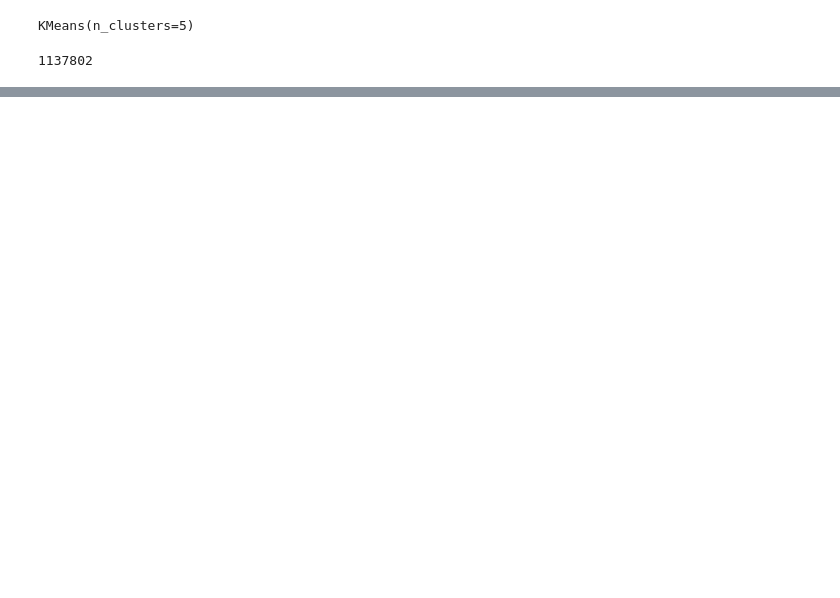
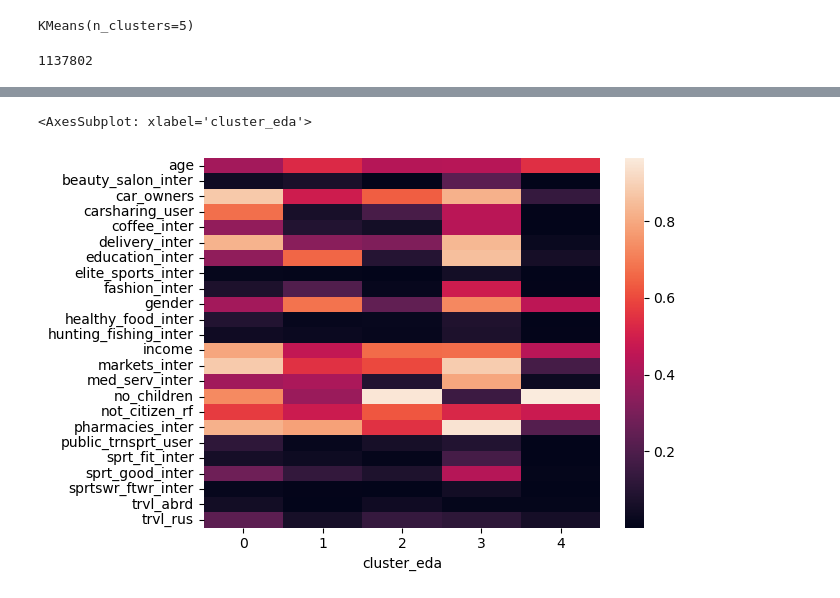
Before and after one commit to FomichAnastasia/master-thesis-, a Jupyter notebook: High level clusterization.ipynb, the cells around one changed output, grey strips where cells are left out. Cells and saved outputs as stored; diff of their text form; code cells hidden in the pictures; blank space fills up the shorter version.

```diff
--- a/High level clusterization.ipynb
+++ b/High level clusterization.ipynb
@@ -235,0 +233,12 @@ ax.grid()
+# %%
+tracks_ready['cluster_eda']=principalDf['cluster']
+# %%
+import seaborn as sns
+#tracks_ready['age_origin']=tracks_ready['age']
+#tracks_ready['age']=tracks_ready['age']/max(tracks_ready['age'])
+tracks_ready['income_origin']=tracks_ready['income']
+tracks_ready['income']=tracks_ready['income']/max(tracks_ready['income'])
+sns.heatmap(pd.pivot_table(tracks_ready,index='cluster_eda',values=features,aggfunc=np.mean).T)
+# %% [output]
+<AxesSubplot: xlabel='cluster_eda'>
+[figure, added]
```
Also changed, not shown: parts of 7 cells of this notebook, 2 other files.
